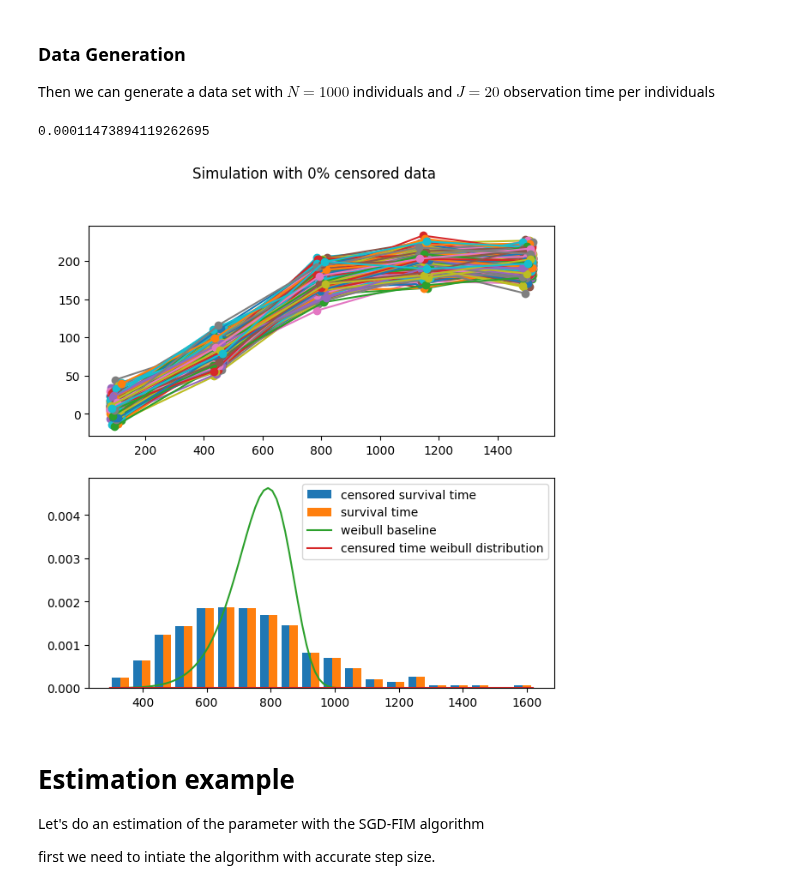
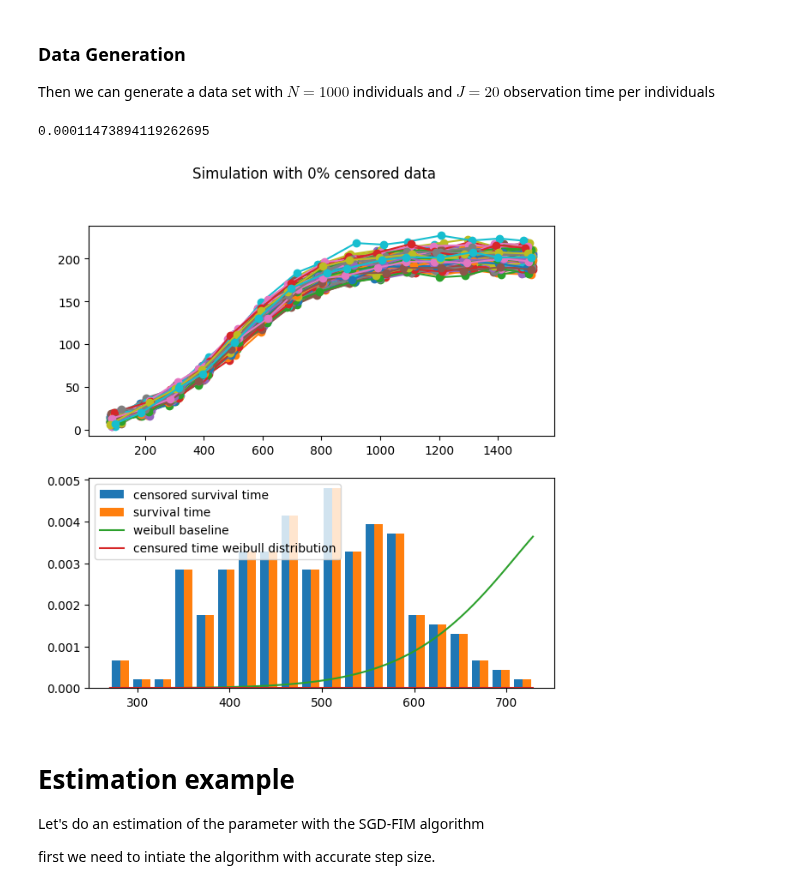
Before and after one commit to caillebotteAntoine/sdg4varselect, a Jupyter notebook: examples/joint_model.ipynb, the cells around one changed output. Cells and saved outputs as stored; diff of their text form; code cells hidden in the pictures.

```diff
--- a/examples/joint_model.ipynb
+++ b/examples/joint_model.ipynb
@@ -47,7 +47,7 @@ class LogisticMixedEffectsModel(AbstractMixedEffectsModel):
                 inflexion=pc.Real(loc=100, scale=100),
             ),
             tau=pc.RealPositive(scale=100),
-            cov_latent=pc.MatrixSymPosDef(dim=2, scale=(200, 200)),
+            cov_latent=pc.MatrixDiagPosDef(dim=2, scale=(200, 200)),
             var_residual=pc.RealPositive(scale=100),
         )
 
@@ -111,8 +111,8 @@ where : $h_{0}(t)= b a^{-b} t^{b-1}$ with $a=80$ and $b=35$
 from sdg4varselect.models import WeibullCoxJM
 
 # joint model with coxModel is all ready implement in sdg4varselect for all MixedEffectsModel
-myMeModel = LogisticMixedEffectsModel(N=500, J=5)
-myModel = WeibullCoxJM(myMeModel, P=5, alpha_scale=0.001, a=800, b=10)
+myMeModel = LogisticMixedEffectsModel(N=200, J=15)
+myModel = WeibullCoxJM(myMeModel, P=4, alpha_scale=0.001, a=800, b=10)
 # %% [output]
 An NVIDIA GPU may be present on this machine, but a CUDA-enabled jaxlib is not installed. Falling back to cpu.
 # %% [markdown]
@@ -121,20 +121,20 @@ Then we can generate a data set with $N=1000$ individuals and $J=20$ observation
 # %%
 p_star = myModel.new_params(
     mean_latent={"asymptotic": 200, "inflexion": 500},
     tau=150,
     cov_latent=jnp.diag(jnp.array([40, 100])),
-    var_residual=100,
-    alpha=0.005,
+    var_residual=10,
+    alpha=0.05,
     beta=jnp.concatenate(  # jnp.zeros(shape=(myModel.P,)),  #
-        [jnp.array([-2, -3, 3, 2]), jnp.zeros(shape=(myModel.P - 4,))]
+        [jnp.array([-3, -2, 2, 3]), jnp.zeros(shape=(myModel.P - 4,))]
     ),
 )
 
 myobs, mysim = myModel.sample(p_star, jrd.PRNGKey(0), weibull_censoring_loc=7700)
-fig, ax = sdgplt.plot_sample(myobs, mysim, p_star, censoring_loc=7700, **myModel._cst)
+fig, ax = sdgplt.plot_sample(myobs, mysim, censoring_loc=7700, **myModel._cst)
 # %% [output]
 0.00011473894119262695
-[figure, old version]
+[figure, new version]
 # %% [markdown]
 # Estimation example
 
```
Also changed, not shown: parts of 17 cells of this notebook, 11 other files.
